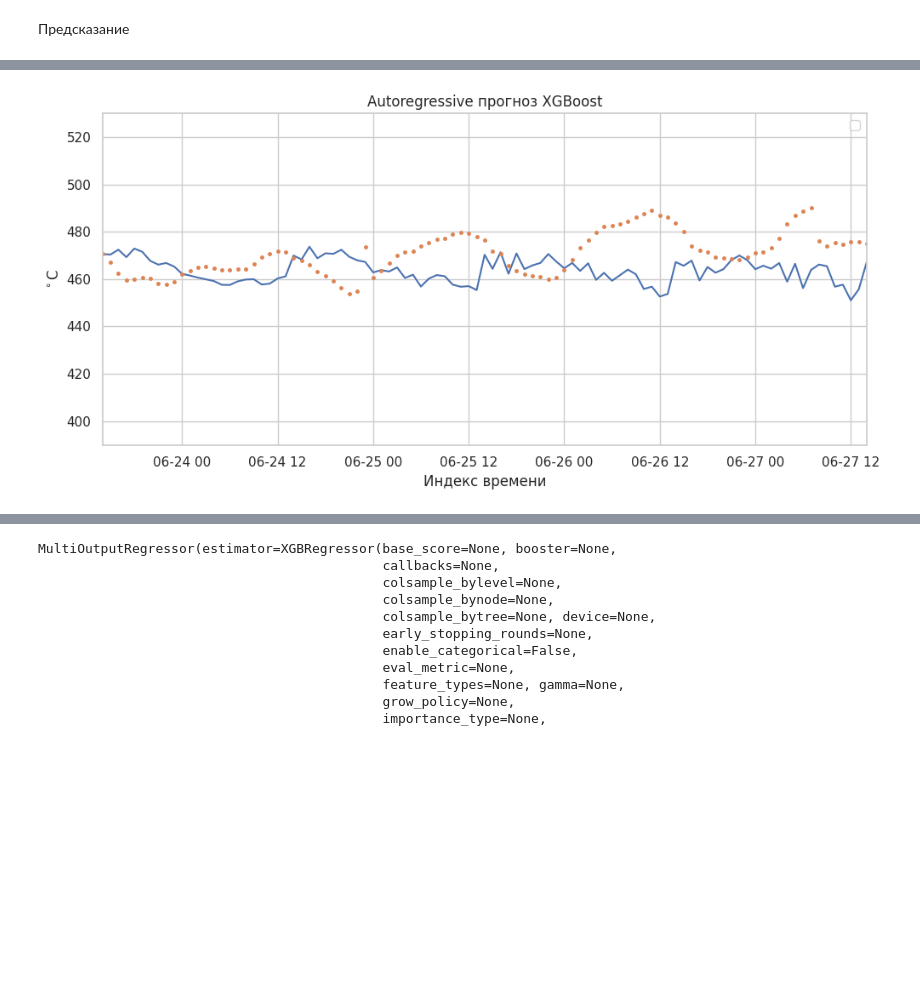
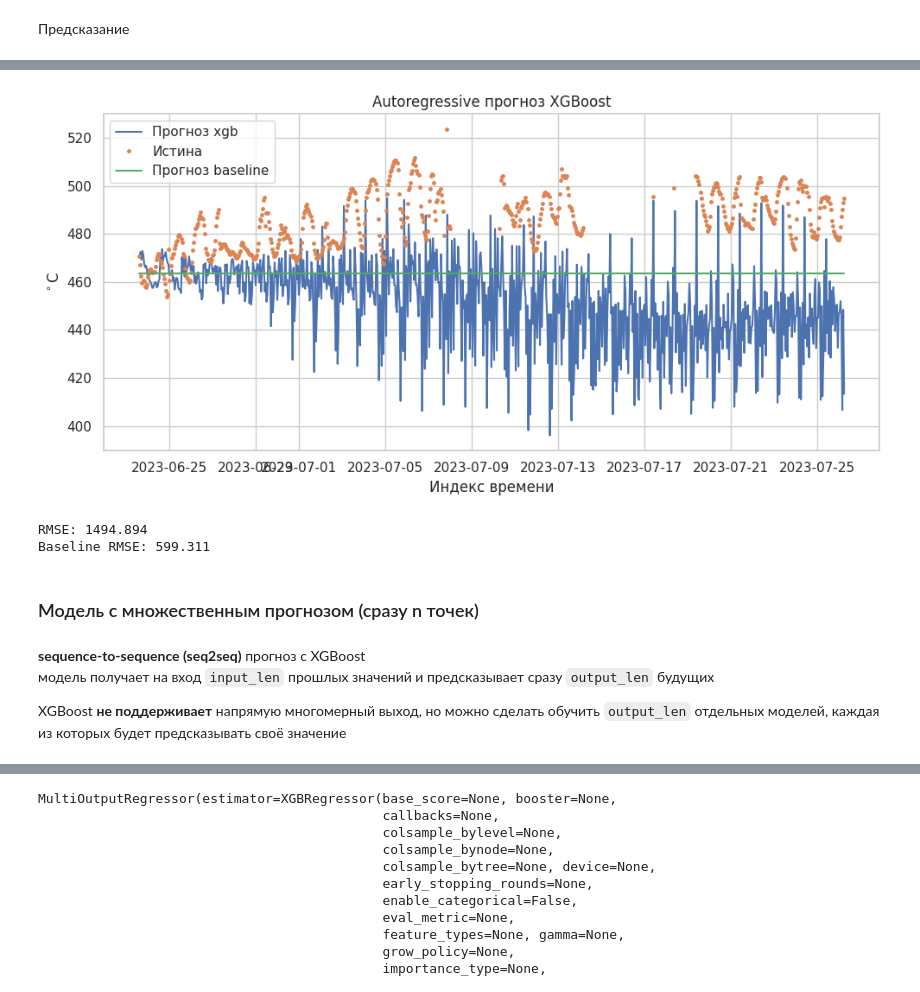
Before and after one commit to ArtyomShabunin/SMOPA, a Jupyter notebook: lesson_10.ipynb, the cells around one changed output, grey strips where cells are left out. Drawn from its saved outputs; the diff is of its cells as text; code cells hidden in the pictures; blank space fills up the shorter version.

```diff
--- a/lesson_10.ipynb
+++ b/lesson_10.ipynb
@@ -571,21 +697,23 @@ for _ in timestamps:
     lags = lags[1:] + [y_pred]
 
 predictions = pd.DataFrame(predictions, index=timestamps, columns=['Tt'])
+
+baseline_predictions = [X_test.iloc[0].mean() for _ in y_test.index]
 # %%
 plt.figure(figsize=(10, 5))
-plt.plot(predictions.index, predictions['Tt'])
-# plt.plot(y_test.index, y_test['Tt'], linestyle='none', marker='.', markersize=5)
-plt.plot(df['Tt'].loc[start:].index, df['Tt'].loc[start:], linestyle='none', marker='.', markersize=5)
+plt.plot(timestamps, predictions['Tt'], label='Прогноз xgb')
+plt.plot(df['Tt'].loc[start:].index, df['Tt'].loc[start:], linestyle='none', marker='.', markersize=5, label='Истина')
+plt.plot(y_test.index, baseline_predictions, label='Прогноз baseline')
 
 plt.ylabel("$^\\circ$С")
 plt.title('Autoregressive прогноз XGBoost')
 plt.xlabel('Индекс времени')
 plt.legend()
 plt.grid(True)
 plt.tight_layout()
 
-plt.xlim([start, start + pd.Timedelta("4d")])
+# plt.xlim([start, start + pd.Timedelta("4d")])
 
 plt.show()
 # %% [output]
-[figure, old version]
+[figure, new version]
@@ -592,3 +722,20 @@ plt.show()
+# %%
+rmse = mean_squared_error(y_test, predictions)
+
+baseline_rmse = mean_squared_error(y_test, baseline_predictions)
+
+print("RMSE:", round(rmse, 3))
+print("Baseline RMSE:", round(baseline_rmse, 3))
+# %% [output]
+RMSE: 1494.894
+Baseline RMSE: 599.311
+# %% [markdown]
+### Модель с множественным прогнозом (сразу n точек)
+# %% [markdown]
+**sequence-to-sequence (seq2seq)** прогноз с XGBoost
+модель получает на вход `input_len` прошлых значений и предсказывает сразу `output_len` будущих
+
+XGBoost **не поддерживает** напрямую многомерный выход, но можно сделать обучить `output_len` отдельных моделей, каждая из которых будет предсказывать своё значение
 # %%
 def make_seq2seq_dataset(series, input_len, output_len):
     X, Y = [], []
```
Also changed, not shown: parts of 55 cells of this notebook.
